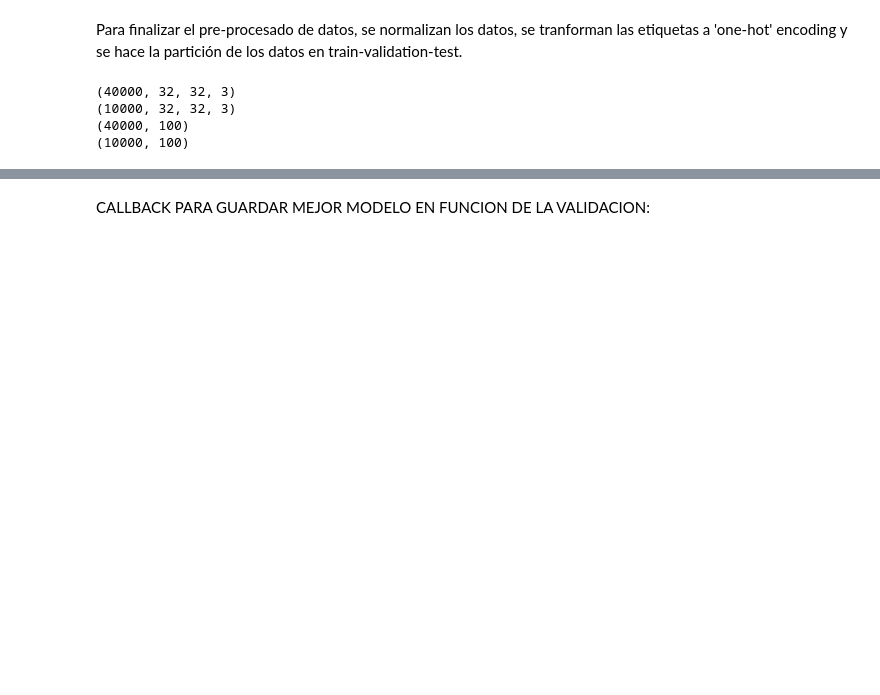
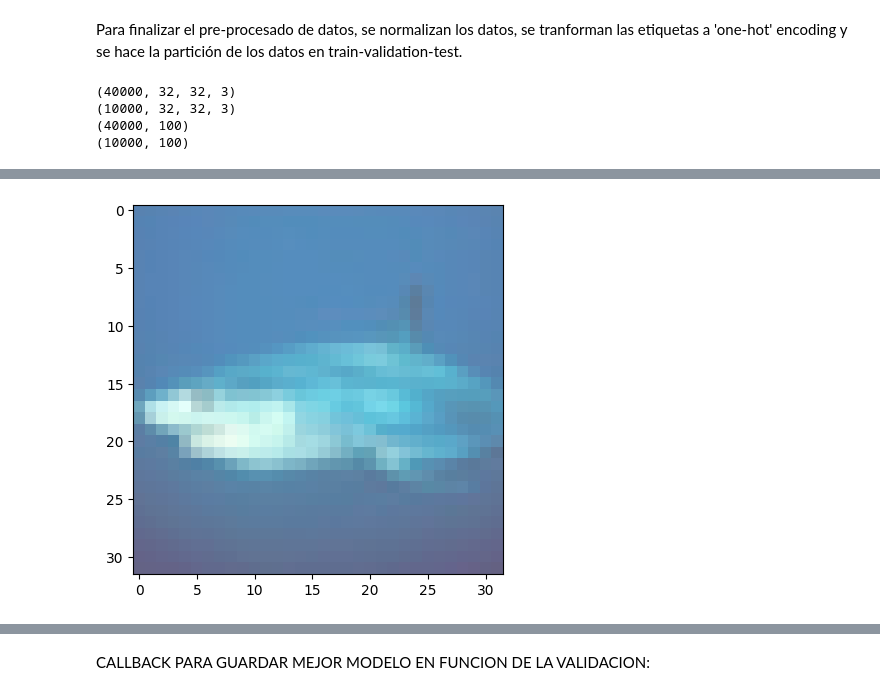
Before and after one commit to 9105507/APRENDIZAJE_AUTOMATICO_23_24, a Jupyter notebook: AA_PRACTICA3_GRUPO_7.ipynb, the cells around one changed output, grey strips where cells are left out. Cells and saved outputs as stored; diff of their text form; code cells hidden in the pictures; blank space fills up the shorter version.

```diff
--- a/AA_PRACTICA3_GRUPO_7.ipynb
+++ b/AA_PRACTICA3_GRUPO_7.ipynb
@@ -525,0 +667,9 @@ Más concretamente, lo que realiza esta clase es, a partir de los datos de entre
+# %%
+digit = X[49999].copy()
+digit[:,:,0] = np.sqrt(digit[:,:,0]) # SQRT
+digit[:,:,1] = np.sqrt(digit[:,:,1]) # SQRT
+digit[:,:,2] = np.sqrt(digit[:,:,2]) # SQRT
+plt.imshow(digit, cmap=plt.cm.binary)
+plt.show()
+# %% [output]
+[figure, added]
```
Also changed, not shown: parts of 133 cells of this notebook.
